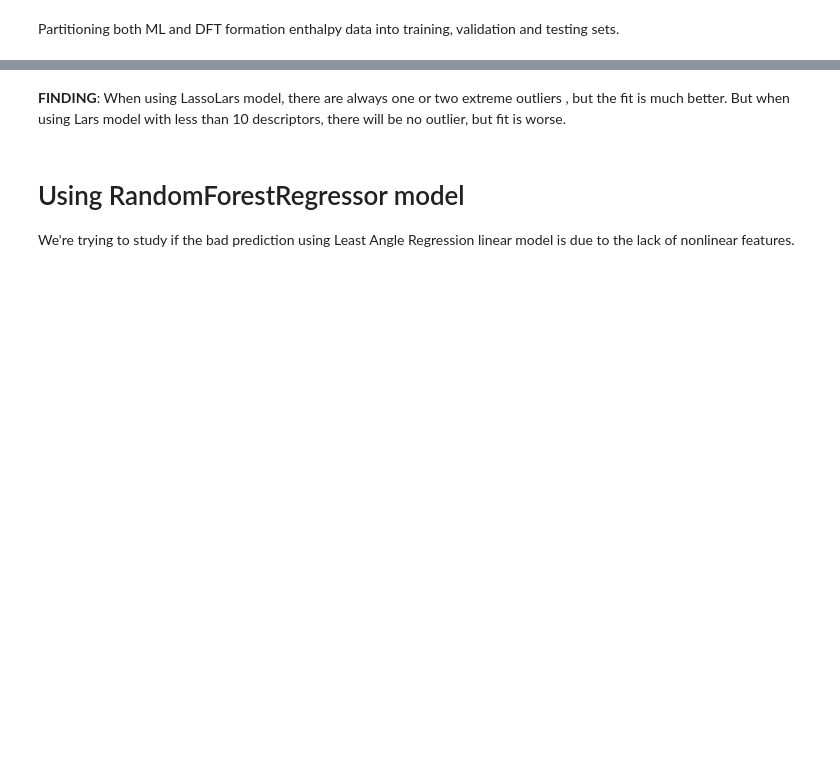
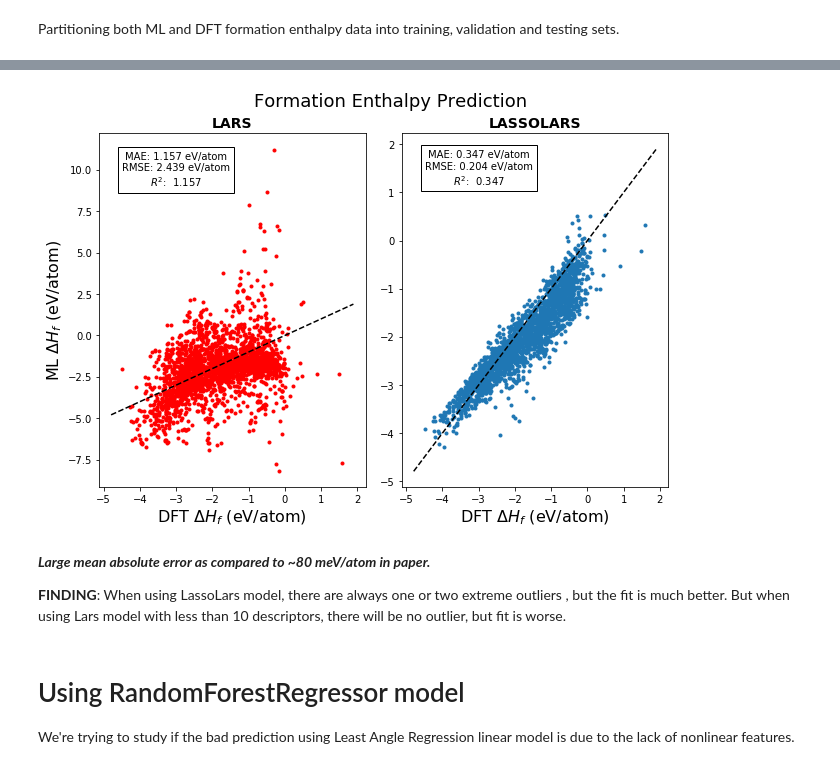
Before and after one commit to globus-labs/materials-ml-benchmarking, a Jupyter notebook: deml/Deml_02_prediction.ipynb, the cells around one changed output, grey strips where cells are left out. Drawn from its saved outputs; the diff is of its cells as text; code cells hidden in the pictures; blank space fills up the shorter version.

```diff
--- a/deml/Deml_02_prediction.ipynb
+++ b/deml/Deml_02_prediction.ipynb
@@ -210,4 +286,5 @@ for i in ind:
 # %% [markdown]
 ### Prediction of formation enthalpy
 # %%
-ML_delta_e = pd.Series(index=np.arange(data.shape[0]))
+ML_delta_e_lars = pd.Series(index=np.arange(data.shape[0]))
+ML_delta_e_lassolars = pd.Series(index=np.arange(data.shape[0]))
@@ -216,3 +291,6 @@ ML_total_energy = selector.predict(unshuffled_x)
+# %%
+ML_total_energy_lars = selector_lars.predict(unshuffled_x)
+ML_total_energy_lassolars = selector_lassolars.predict(unshuffled_x)
 # %% [markdown]
 Importing fitted elemental phase reference energies, $\mu^{FERE}$ from `matminer.utils.data_files.deml_elementdata`
 # %%
@@ -224,7 +302,8 @@ $$\Delta H_f = E_{tot} - \Sigma_i c_i \mu_i^{FERE}$$
 for i in range(data.shape[0]):
     fere = (float(data['composition_obj'][i][str(j)])/data['composition_obj'][i].num_atoms*mus_fere[str(j)] for j in (data['composition_obj'][i]))
     fere = sum(fere)
-    ML_delta_e[i] = ML_total_energy[i] - fere
+    ML_delta_e_lars[i] = ML_total_energy_lars[i] - fere
+    ML_delta_e_lassolars[i] = ML_total_energy_lassolars[i] - fere
 # %% [markdown]
 Partitioning both ML and DFT formation enthalpy data into training, validation and testing sets.
 # %%
@@ -344,4 +313,39 @@ fig.tight_layout()
+# %%
+mae_lars, mae_lassolars = metrics.mean_absolute_error(ML_delta_e_lars, DFT_delta_e), metrics.mean_absolute_error(ML_delta_e_lassolars, DFT_delta_e)
+rmse_lars, rmse_lassolars = metrics.mean_squared_error(ML_delta_e_lars, DFT_delta_e), metrics.mean_squared_error(ML_delta_e_lassolars, DFT_delta_e)
+r2_lars, r2_lassolars = metrics.mean_absolute_error(ML_delta_e_lars, DFT_delta_e), metrics.mean_absolute_error(ML_delta_e_lassolars, DFT_delta_e)
+# %%
+fig, (ax1, ax2) = plt.subplots(1, 2)
+
+fig.suptitle('Formation Enthalpy Prediction', fontsize=18, x=0.55, y=1.03)
+ax1.set_title("LARS", fontsize=14, weight='bold')
+ax2.set_title("LASSOLARS", fontsize=14, weight='bold')
+
+ax1.scatter(DFT_delta_e, ML_delta_e_lars, marker='.', color='r')
+ax1.plot(ax1.get_xlim(), ax1.get_xlim(), 'k--')
+
+ax2.scatter(DFT_delta_e, ML_delta_e_lassolars, marker='.')
+ax2.plot(ax2.get_xlim(), ax2.get_xlim(), 'k--')
+
+ax1.set_xlabel('DFT $\Delta H_f$ (eV/atom)', fontsize=16)
+ax1.set_ylabel('ML $\Delta H_f$ (eV/atom)', fontsize=16)
+ax2.set_xlabel('DFT $\Delta H_f$ (eV/atom)', fontsize=16)
+ax1.text(-3., 10, 'MAE: {:.3f} eV/atom\nRMSE: {:.3f} eV/atom\n$R^2$:  {:.3f}'.format(mae_lars, rmse_lars, r2_lars),
+         horizontalalignment='center',
+         verticalalignment='center',
+       bbox={'facecolor': 'w', 'edgecolor': 'k'})
+ax2.text(-3, 1.5, 'MAE: {:.3f} eV/atom\nRMSE: {:.3f} eV/atom\n$R^2$:  {:.3f}'.format(mae_lassolars, rmse_lassolars, r2_lassolars),
+         horizontalalignment='center',
+         verticalalignment='center',
+       bbox={'facecolor': 'w', 'edgecolor': 'k'})
+
+fig.set_size_inches(9, 6)
+fig.tight_layout()
+# %% [output]
+[figure, added]
 # %% [markdown]
+***Large mean absolute error as compared to ~80 meV/atom in paper.***
+
 **FINDING**: When using LassoLars model, there are always one or two extreme outliers , but the fit is much better. But when using Lars model with less than 10 descriptors, there will be no outlier, but fit is worse.
 # %% [markdown]
 # Using RandomForestRegressor model
```
Also changed, not shown: parts of 38 cells of this notebook, 2 other files.
